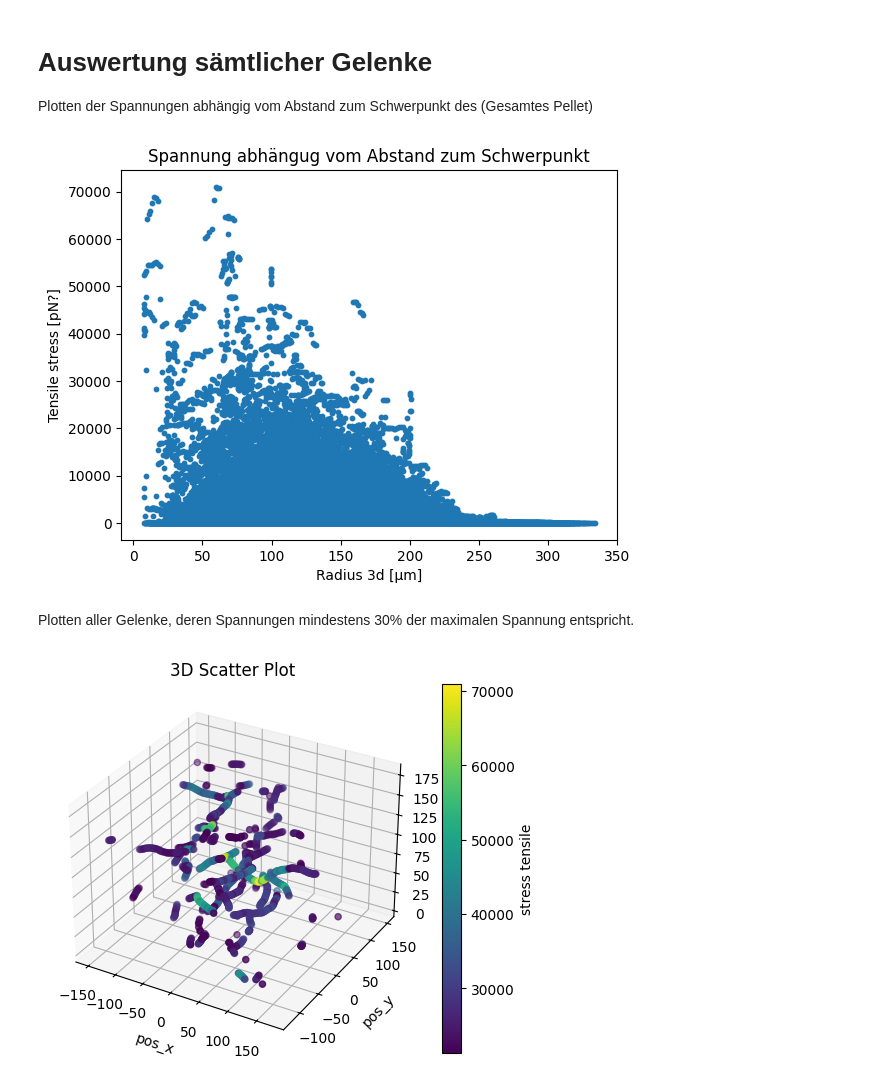
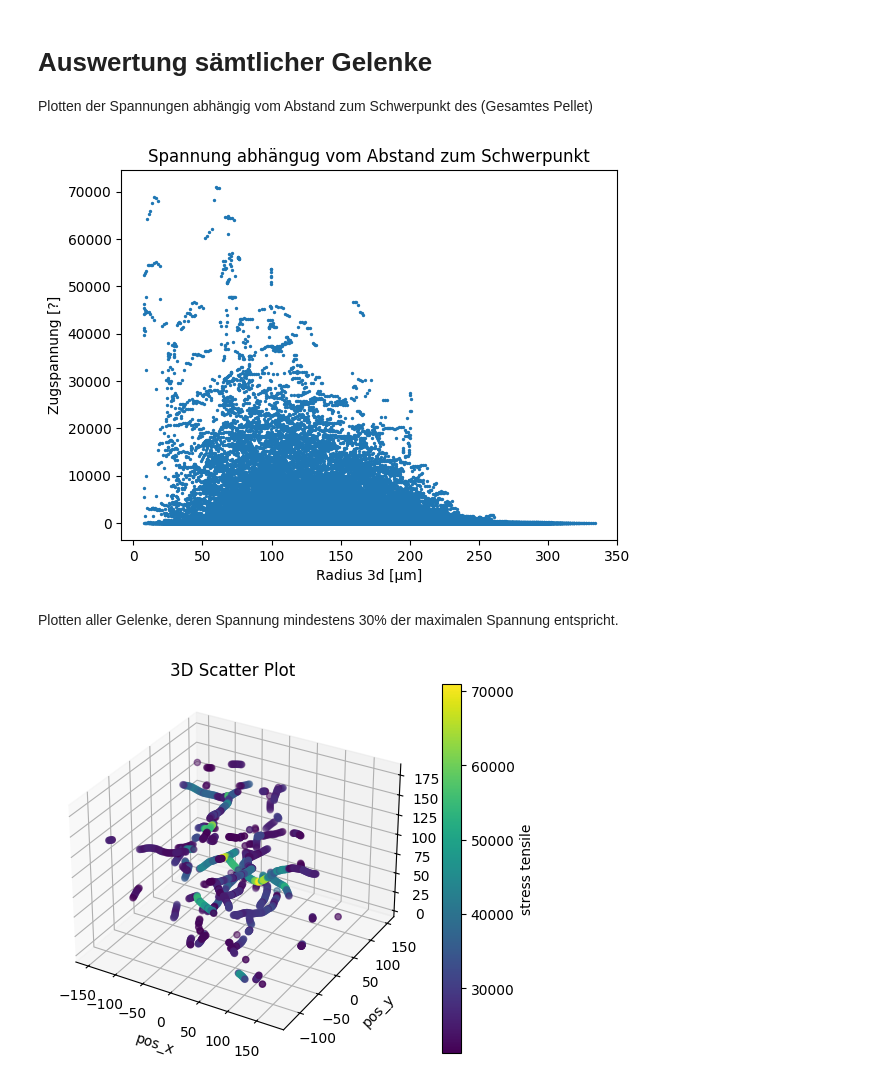
Before and after one commit to borkolli/pellet_spannung, a Jupyter notebook: spannungen_pellet.ipynb, the cells around one changed output. Cells and saved outputs as stored; diff of their text form; code cells hidden in the pictures.

```diff
--- a/spannungen_pellet.ipynb
+++ b/spannungen_pellet.ipynb
@@ -7,8 +7,7 @@ import numpy as np
 import seaborn as sns
 import matplotlib.pyplot as plt
 
-# url = "https://raw.githubusercontent.com/borkolli/pellet_spannung/main/datasets/1run_225_end_compression_particle-data.csv"
-filename = "1run_225_end_compression_particle-data.csv"
+filename = "datasets/1run_225_end_compression_particle-data.csv"
 
 # Read the CSV into a pandas DataFrame
 df = pd.read_csv(filename, skiprows=[1])  # Skip the first row with the "time (s)" information
@@ -207,15 +206,15 @@ plt.show()
 # Auswertung sämtlicher Gelenke
 Plotten der Spannungen abhängig vom Abstand zum Schwerpunkt des  (Gesamtes Pellet)
 # %%
-plt.scatter(df['radius_3d'], df['stress_tensile'],s=10)
+plt.scatter(df['radius_3d'], df['stress_tensile'],s=2)
 plt.xlabel('Radius 3d [µm]')
-plt.ylabel('Tensile stress [pN?]')
+plt.ylabel('Zugspannung [?]')
 plt.title('Spannung abhängug vom Abstand zum Schwerpunkt')
 plt.show()
 # %% [output]
-[figure, old version]
+[figure, new version]
 # %% [markdown]
-Plotten aller Gelenke, deren Spannungen mindestens 30% der maximalen Spannung entspricht.
+Plotten aller Gelenke, deren Spannung mindestens 30% der maximalen Spannung entspricht.
 # %%
 
 from mpl_toolkits.mplot3d import Axes3D  # Importing 3D axes for Matplotlib
```
Also changed, not shown: parts of 27 cells of this notebook, 2 other files.
